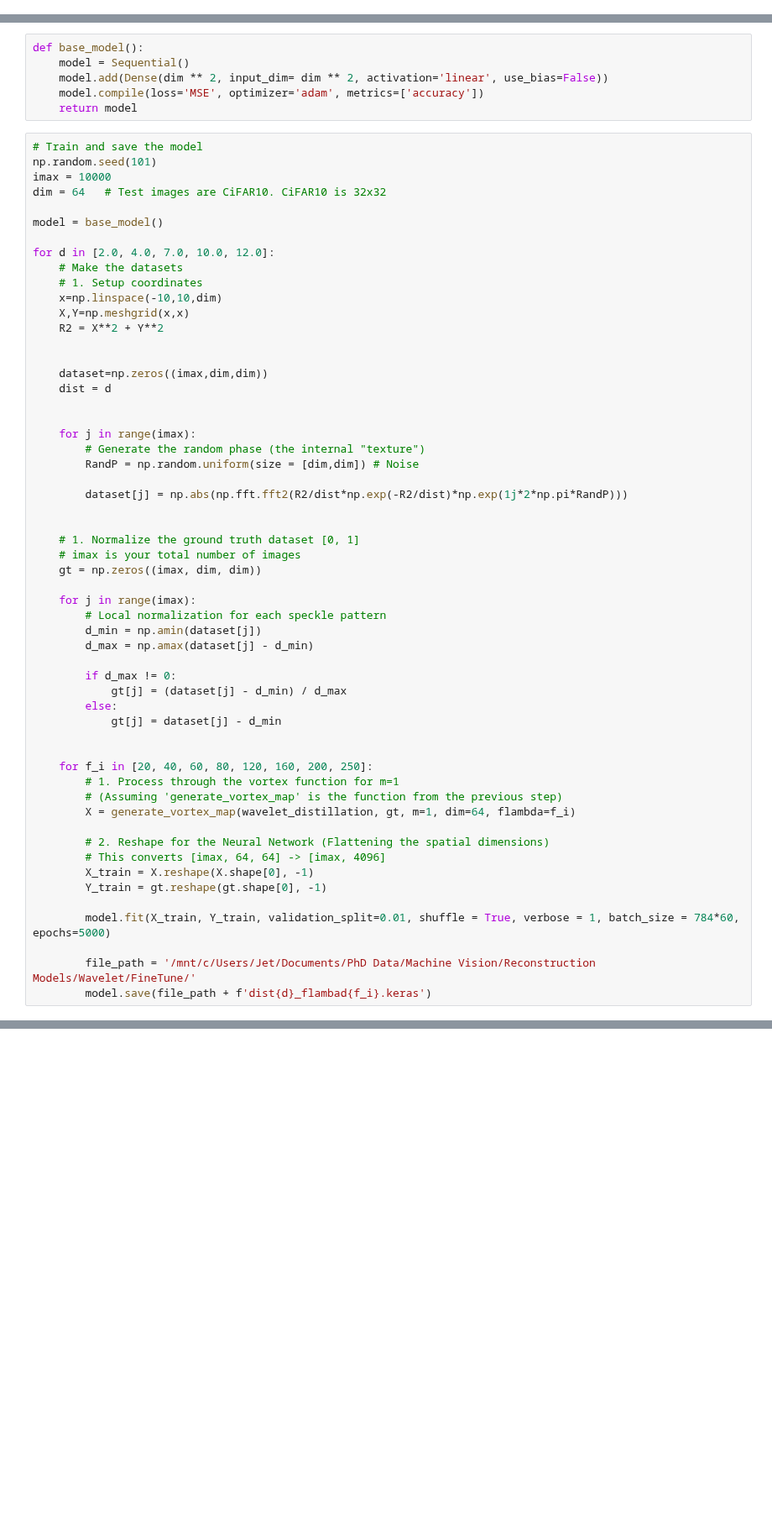
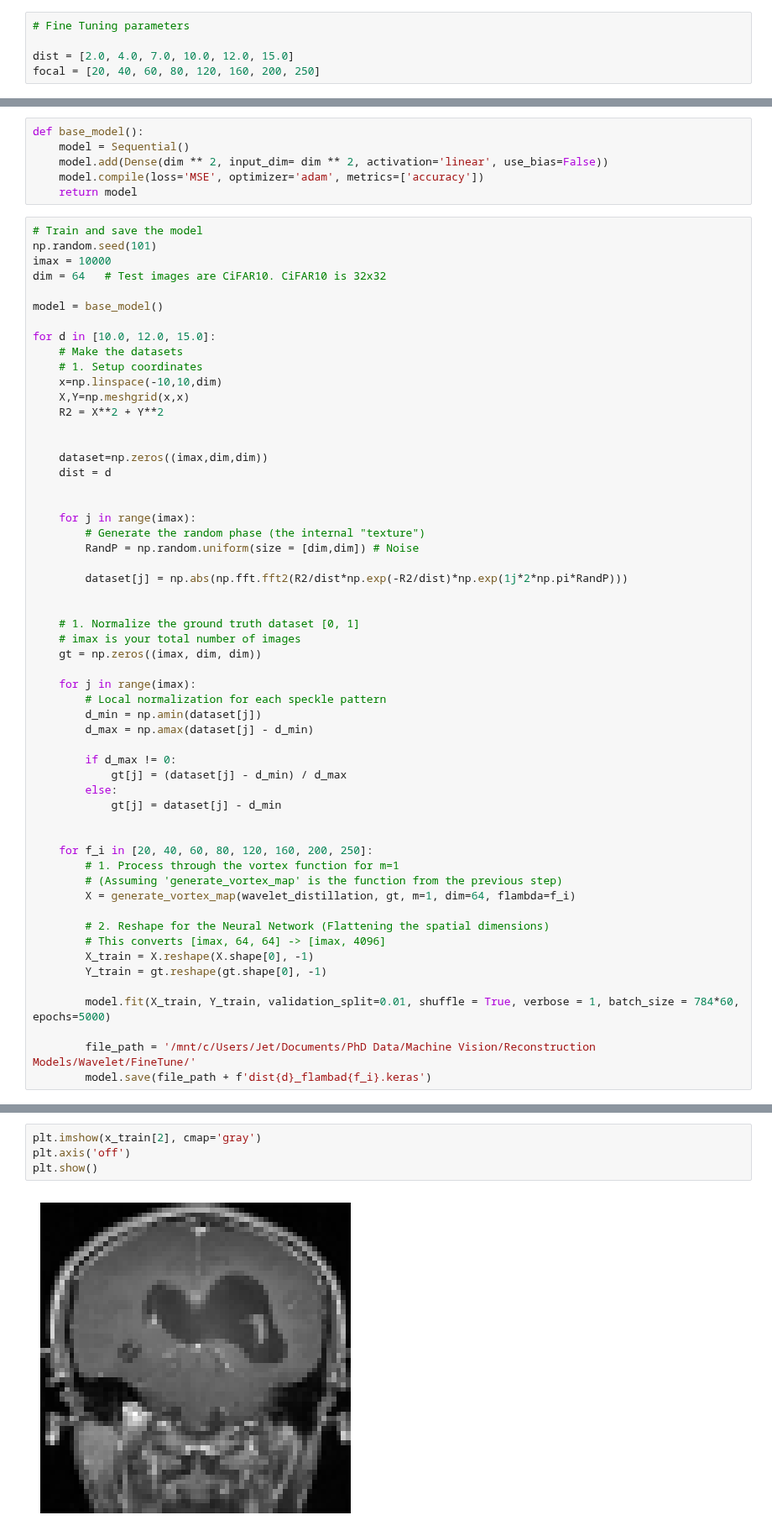
Before and after one commit to jetwidjaja96-cloud/MV, a Jupyter notebook: Parameter_Tune.ipynb, the cells around one changed output, grey strips where cells are left out. Shown at 84% size. Cells and saved outputs as stored; diff of their text form; blank space fills up the shorter version.

```diff
--- a/Parameter_Tune.ipynb
+++ b/Parameter_Tune.ipynb
@@ -23,3 +18,8 @@ To enable the following instructions: AVX2 AVX512F AVX512_VNNI AVX512_BF16 FMA,
+# %%
+# Fine Tuning parameters
+
+dist = [2.0, 4.0, 7.0, 10.0, 12.0, 15.0]
+focal = [20, 40, 60, 80, 120, 160, 200, 250]
 # %%
 # Discreet Wavelet Transform version of the vortex function
 def wavelet_distillation(distilled_image):
@@ -109,7 +109,7 @@ dim = 64   # Test images are CiFAR10. CiFAR10 is 32x32
 
 model = base_model()
 
-for d in [2.0, 4.0, 7.0, 10.0, 12.0]:
+for d in [10.0, 12.0, 15.0]:
     # Make the datasets
     # 1. Setup coordinates
     x=np.linspace(-10,10,dim)
@@ -178,0 +264,6 @@ KeyboardInterrupt:
+# %%
+plt.imshow(x_train[2], cmap='gray')
+plt.axis('off')
+plt.show()
+# %% [output]
+[figure, added]
```
Also changed, not shown: parts of 4 cells of this notebook.
